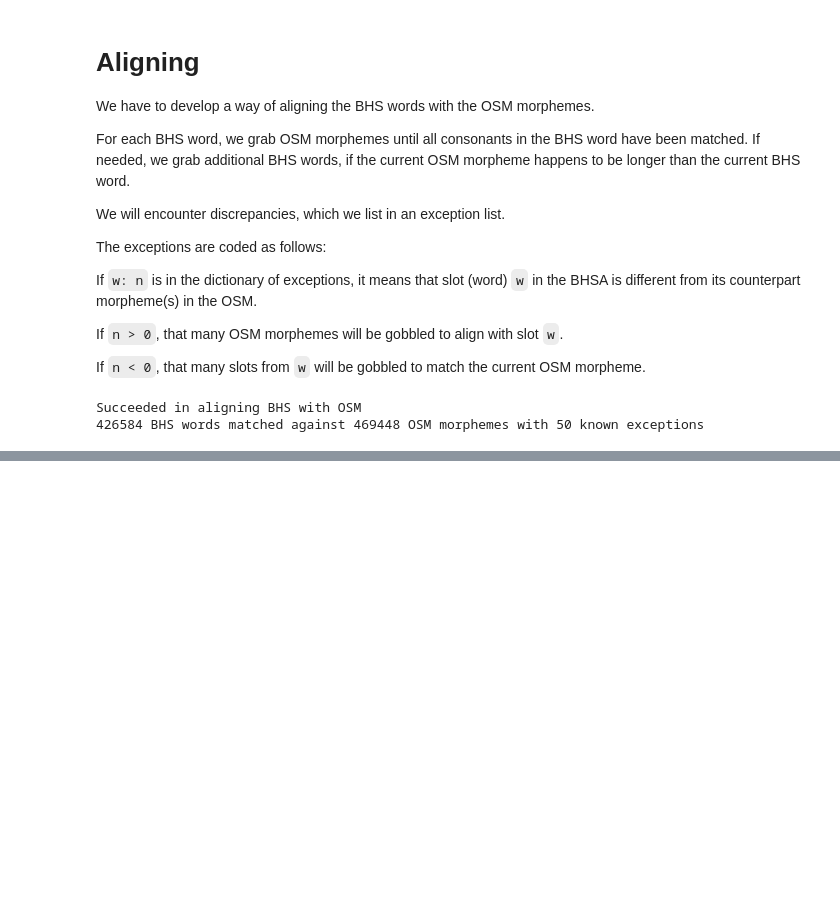
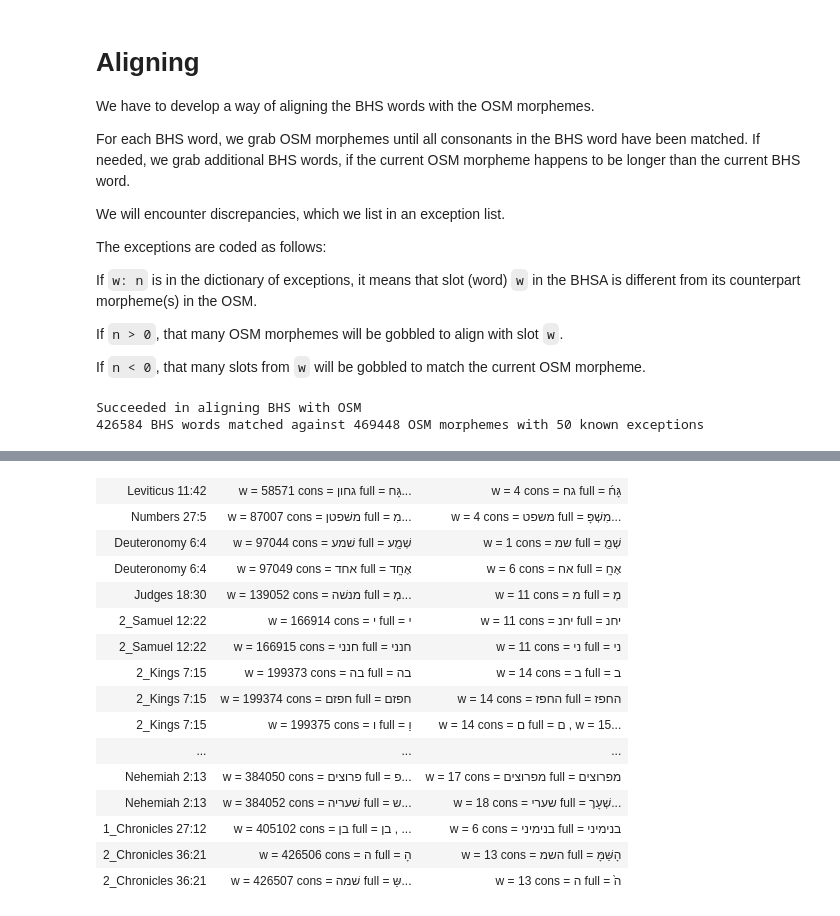
Before and after one commit to ETCBC/bridging, a Jupyter notebook: programs/openscriptures.ipynb, the cells around one changed output, grey strips where cells are left out. Drawn from its saved outputs; the diff is of its cells as text; code cells hidden in the pictures; blank space fills up the shorter version.

```diff
--- a/programs/openscriptures.ipynb
+++ b/programs/openscriptures.ipynb
@@ -454,7 +456,7 @@ for w in F.otype.s('word'):
         remainingErrors = True
         break
     for k in range(startW, u + 1):
-        osmIndex[k] = (startJ, j)
+        osmIndex[k] = (startJ, j + 1)
 
 if not remainingErrors:
     print('Succeeded in aligning BHS with OSM')
@@ -466,0 +478,68 @@ Succeeded in aligning BHS with OSM
+# %%
+def jText(j):
+    (text, cons, morph, lemma, bk, ch, vs, w) = osmWords[j]
+    return '''
+<p>w = {}</p>
+<p>cons = <b class="h">{}</b></p>
+<p>full = <span class="h">{}</span></p>
+'''.format(w, cons, text)
+
+def wText(w):
+    return '''
+<p>w = {}</p>
+<p>cons = <b class="h">{}</b></p>
+<p>full = <span class="h">{}</span></p>
+'''.format(w, F.g_cons_utf8.v(w), F.g_word_utf8.v(w))
+# %%
+html = '''
+<html>
+<head>
+<style>
+.h {
+    font-family: Ezra SIL;
+    font-size: large;
+}
+</style>
+</head>
+<body>
+<table>
+'''
+shUrl = 'https://shebanq.ancient-data.org/hebrew/text?book={}&chapter={}&verse={}&version=c&mr=m&qw=q&tp=txt_p&tr=hb&wget=x&qget=x&nget=x&wd4_statfl=v&ph_arela=x&wd4_statrl=v&sn_an=x&cl=x&wd1_lang=x&wd1_subpos=x&wd2_person=v&sp_rela=v&wd1_pdp=x&sn_n=v&wd3_uvf=v&ph_fun=x&wd1_nmtp=x&gl=x&sp_n=v&pt=x&ph_an=x&ph_typ=x&cl_typ=v&tt=x&wd4_statro=x&wd3_vbs=v&wd1=v&tl=x&wd3=v&wd4=x&wd2_gender=v&ph=x&wd3_vbe=v&wd1_pos=x&ph_det=x&ph_rela=x&wd4_statfo=x&tl_tlv=x&wd2_stem=v&wd2_state=v&ht=v&ph_n=v&tl_tlc=v&cl_tab=x&wd3_nme=v&hl=x&cl_par=x&cl_an=x&cl_n=v&wd3_prs=v&wd3_pfm=v&sp=x&cl_code=v&ht_hk=v&wd2=x&hl_hlc=x&cl_rela=v&wd2_gnumber=v&wd2_tense=v&cl_txt=x&wd1_n=v&sn=x&ht_ht=v&hl_hlv=x&pref=alt'
+for (w, n) in sorted(exceptions.items()):
+    shLink = shUrl.format(*T.sectionFromNode(w, lang='la'))
+    passage = '<a target="_blank" href="{}">{} {}:{}</a>'.format(shLink, *T.sectionFromNode(w))
+    ws = list(range(w, w - n)) if n < 0 else [w]
+    js = set()
+    for w in ws:
+        for j in range(*osmIndex[w]):
+            js.add(j)
+    js = sorted(js)
+    wInfo = ', '.join(wText(x) for x in ws)
+    jInfo = ', '.join(jText(x) for x in js)
+
+    html += '''
+<tr><td>{}</td><td>{}</td><td>{}</td></tr>
+'''.format(passage, wInfo, jInfo)
+html += '''
+</table>
+</body>
+</html>
+'''
+display(HTML(html))
+# %% [output]
+| Leviticus 11:42 | w = 58571 cons = גחון full = גָּח... | w = 4 cons = גח full = גָּח֜ |
+| Numbers 27:5 | w = 87007 cons = משׁפטן full = מִ... | w = 4 cons = משפט full = מִשְׁפָּ... |
+| Deuteronomy 6:4 | w = 97044 cons = שׁמע full = שְׁמַ֖ע | w = 1 cons = שמ full = שְׁמַ֖ |
+| Deuteronomy 6:4 | w = 97049 cons = אחד full = אֶחָֽד | w = 6 cons = אח full = אֶחָֽ |
+| Judges 18:30 | w = 139052 cons = מנשׁה full = מְ... | w = 11 cons = מ full = מְ |
+| 2_Samuel 12:22 | w = 166914 cons = י full = י | w = 11 cons = יחנ full = יחנ |
+| 2_Samuel 12:22 | w = 166915 cons = חנני full = חנני | w = 11 cons = ני full = ני |
+| 2_Kings 7:15 | w = 199373 cons = בה full = בה | w = 14 cons = ב full = ב |
+| 2_Kings 7:15 | w = 199374 cons = חפזם full = חפזם | w = 14 cons = החפז full = החפז |
+| 2_Kings 7:15 | w = 199375 cons = ו full = וַ | w = 14 cons = ם full = ם , w = 15... |
+| ... | ... | ... |
+| Nehemiah 2:13 | w = 384050 cons = פרוצים full = פ... | w = 17 cons = מפרוצים full = מפרוצים |
+| Nehemiah 2:13 | w = 384052 cons = שׁעריה full = ש... | w = 18 cons = שערי full = שְׁעָרֶ... |
+| 1_Chronicles 27:12 | w = 405102 cons = בן full = בן , ... | w = 6 cons = בנימיני full = בנימיני |
+| 2_Chronicles 36:21 | w = 426506 cons = ה full = הָ | w = 13 cons = השמ full = הָשַּׁמָּ |
+| 2_Chronicles 36:21 | w = 426507 cons = שׁמה full = שַּ... | w = 13 cons = ה full = ה֙ |
```
Also changed, not shown: parts of 3 cells of this notebook.
